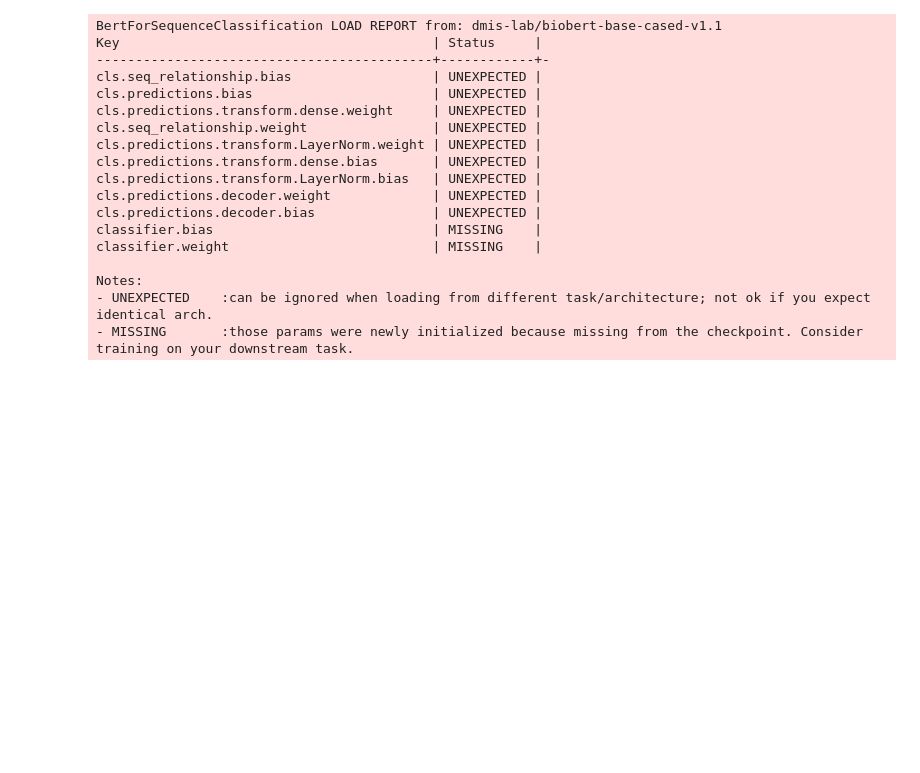
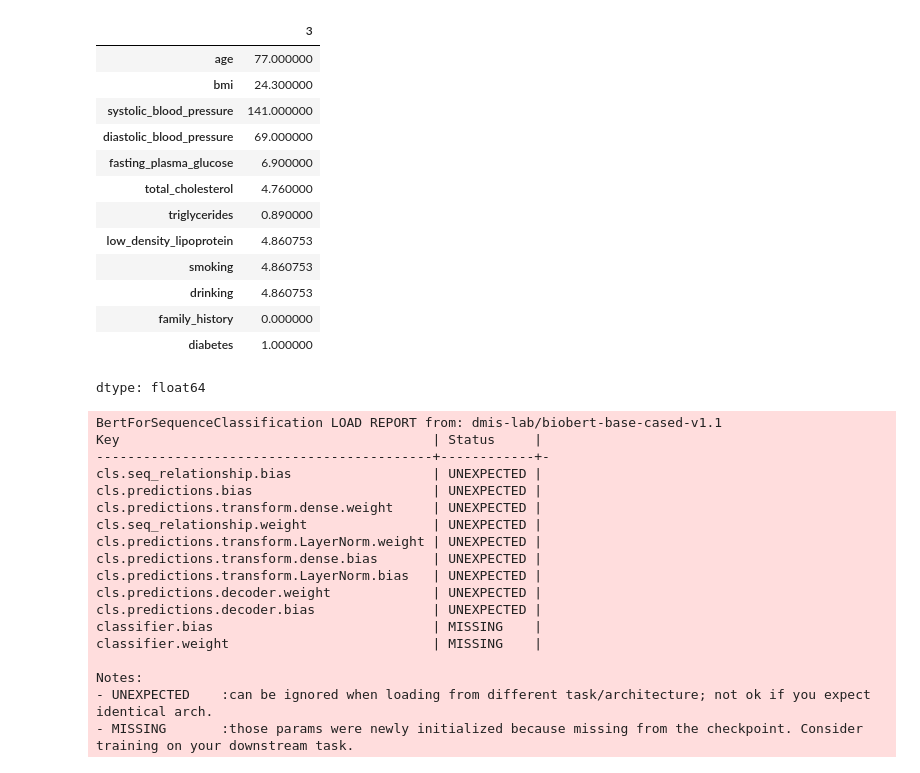
Before and after one commit to brianchang12/High-Risk-Project, a Jupyter notebook: high_risk_project.ipynb, the cells around one changed output. Saved outputs shown, nothing was run; the diff lists cells and outputs as text; code cells hidden in the pictures; blank space fills up the shorter version.

```diff
--- a/high_risk_project.ipynb
+++ b/high_risk_project.ipynb
@@ -24,7 +25,11 @@ def generate_dataset(path="./diabetes.csv"):
       "family_histroy": "family_history",
       "Diabetes": "diabetes"
   }
+
   df = df.rename(columns=rename_cols)
+
+  df.drop
+
   df['smoking'] = df['smoking'].astype('string')
   df.loc[df.smoking == "1.0", "smoking"] = "Current Smoker"
   df.loc[df.smoking == "2.0", "smoking"] = "Ever Smoker"
@@ -39,9 +44,26 @@ def generate_dataset(path="./diabetes.csv"):
   df.loc[df.family_history == "1", "family_history"] = "Yes"
   df.loc[df.family_history == "0", "family_history"] = "No"
 
+  df = df.sample(frac=1, random_state=random_state).reset_index(drop=True)
   return df
 # %%
 df = generate_dataset()
+df.iloc[3]
+# %% [output]
+|  | 3 |
+| age | 77.000000 |
+| bmi | 24.300000 |
+| systolic_blood_pressure | 141.000000 |
+| diastolic_blood_pressure | 69.000000 |
+| fasting_plasma_glucose | 6.900000 |
+| total_cholesterol | 4.760000 |
+| triglycerides | 0.890000 |
+| low_density_lipoprotein | 4.860753 |
+| smoking | 4.860753 |
+| drinking | 4.860753 |
+| family_history | 0.000000 |
+| diabetes | 1.000000 |
+dtype: float64
 # %%
 tokenizer = AutoTokenizer.from_pretrained("dmis-lab/biobert-base-cased-v1.1")
 model = AutoModelForSequenceClassification.from_pretrained("dmis-lab/biobert-base-cased-v1.1", num_labels=2, dtype=torch.bfloat16)
```
Also changed, not shown: parts of 3 cells of this notebook.
